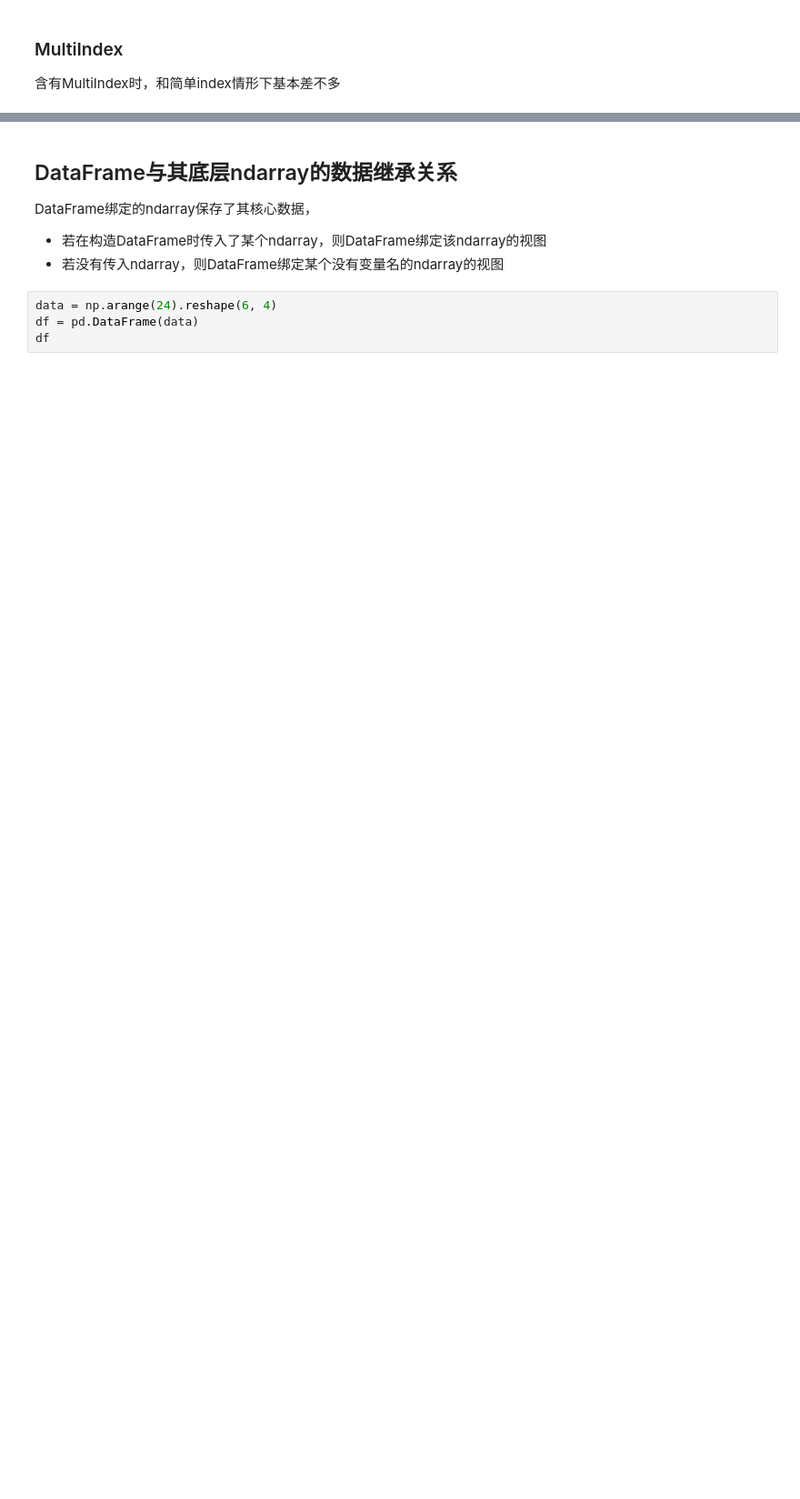
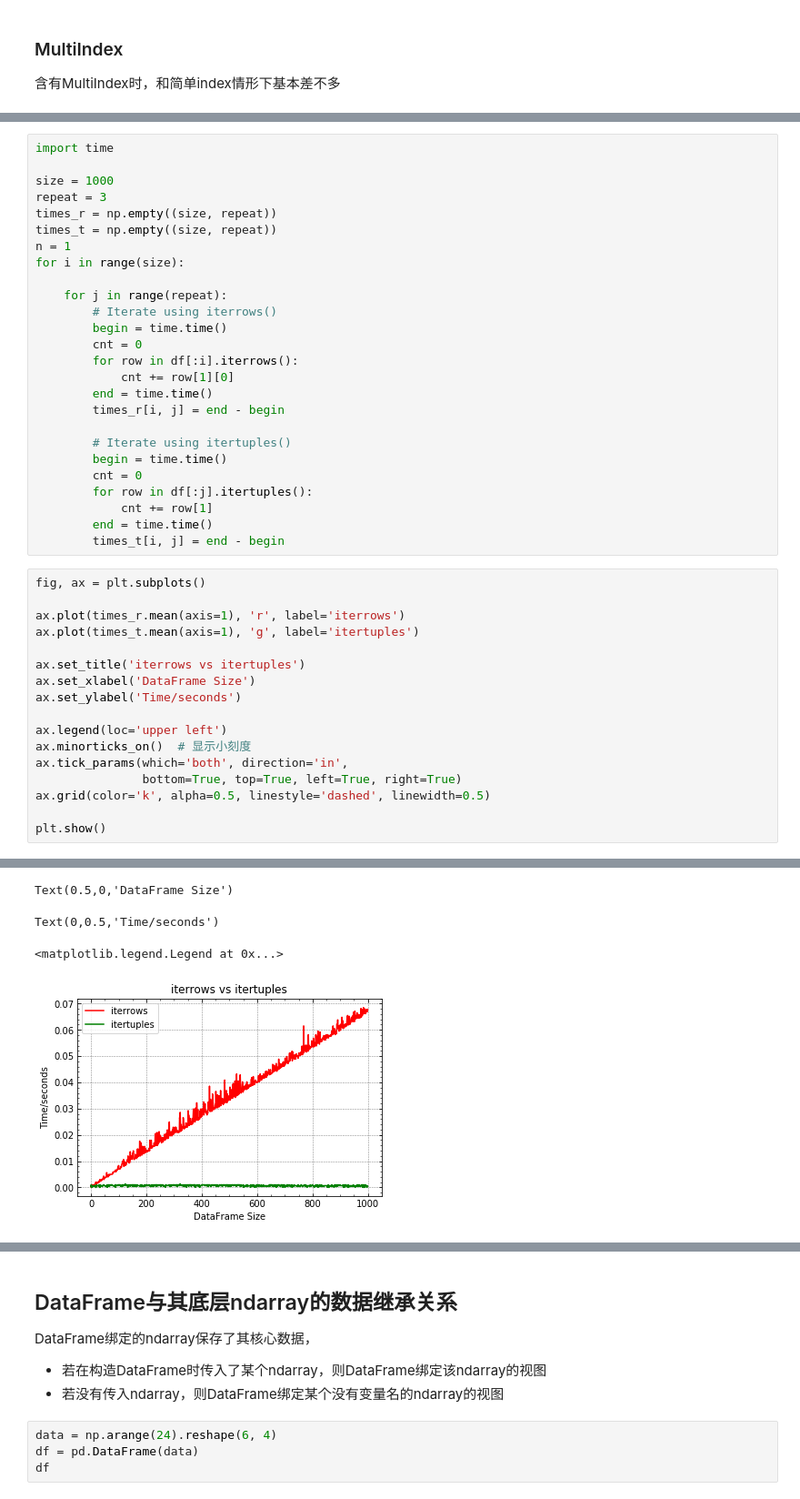
Before and after one commit to zodiac911/Pelican-Blog, a Jupyter notebook: content/2019/Pandas-Start/Pandas-QuickStart.ipynb, the cells around one changed output, grey strips where cells are left out. Shown at 91% size. Cells and saved outputs as stored; diff of their text form; blank space fills up the shorter version.

```diff
--- a/content/2019/Pandas-Start/Pandas-QuickStart.ipynb
+++ b/content/2019/Pandas-Start/Pandas-QuickStart.ipynb
@@ -2220,0 +2519,44 @@ col.head()
+# %%
+import time
+
+size = 1000
+repeat = 3
+times_r = np.empty((size, repeat))
+times_t = np.empty((size, repeat))
+n = 1
+for i in range(size):
+
+    for j in range(repeat):
+        # Iterate using iterrows()
+        begin = time.time()
+        cnt = 0
+        for row in df[:i].iterrows():
+            cnt += row[1][0]
+        end = time.time()
+        times_r[i, j] = end - begin
+
+        # Iterate using itertuples()
+        begin = time.time()
+        cnt = 0
+        for row in df[:j].itertuples():
+            cnt += row[1]
+        end = time.time()
+        times_t[i, j] = end - begin
+# %%
+fig, ax = plt.subplots()
+
+ax.plot(times_r.mean(axis=1), 'r', label='iterrows')
+ax.plot(times_t.mean(axis=1), 'g', label='itertuples')
+
+ax.set_title('iterrows vs itertuples')
+ax.set_xlabel('DataFrame Size')
+ax.set_ylabel('Time/seconds')
+
+ax.legend(loc='upper left')
+ax.minorticks_on()  # 显示小刻度
+ax.tick_params(which='both', direction='in',
+               bottom=True, top=True, left=True, right=True)
+ax.grid(color='k', alpha=0.5, linestyle='dashed', linewidth=0.5)
+
+plt.show()
+# %% [output]
@@ -2220,0 +2566,4 @@ col.head()
+Text(0.5,0,'DataFrame Size')
+Text(0,0.5,'Time/seconds')
+<matplotlib.legend.Legend at 0x...>
+[figure, added]
```
Also changed, not shown: parts of 92 cells of this notebook.
